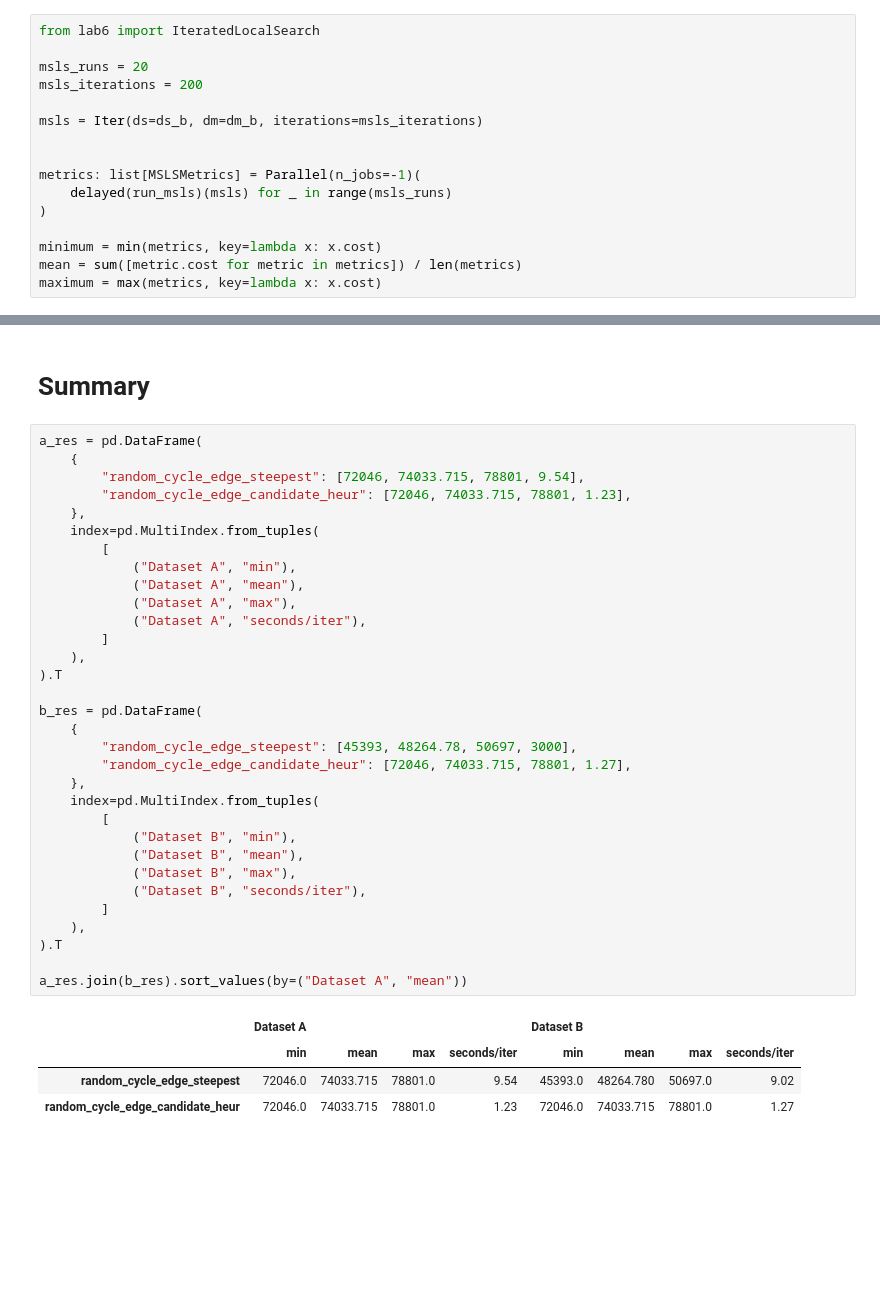
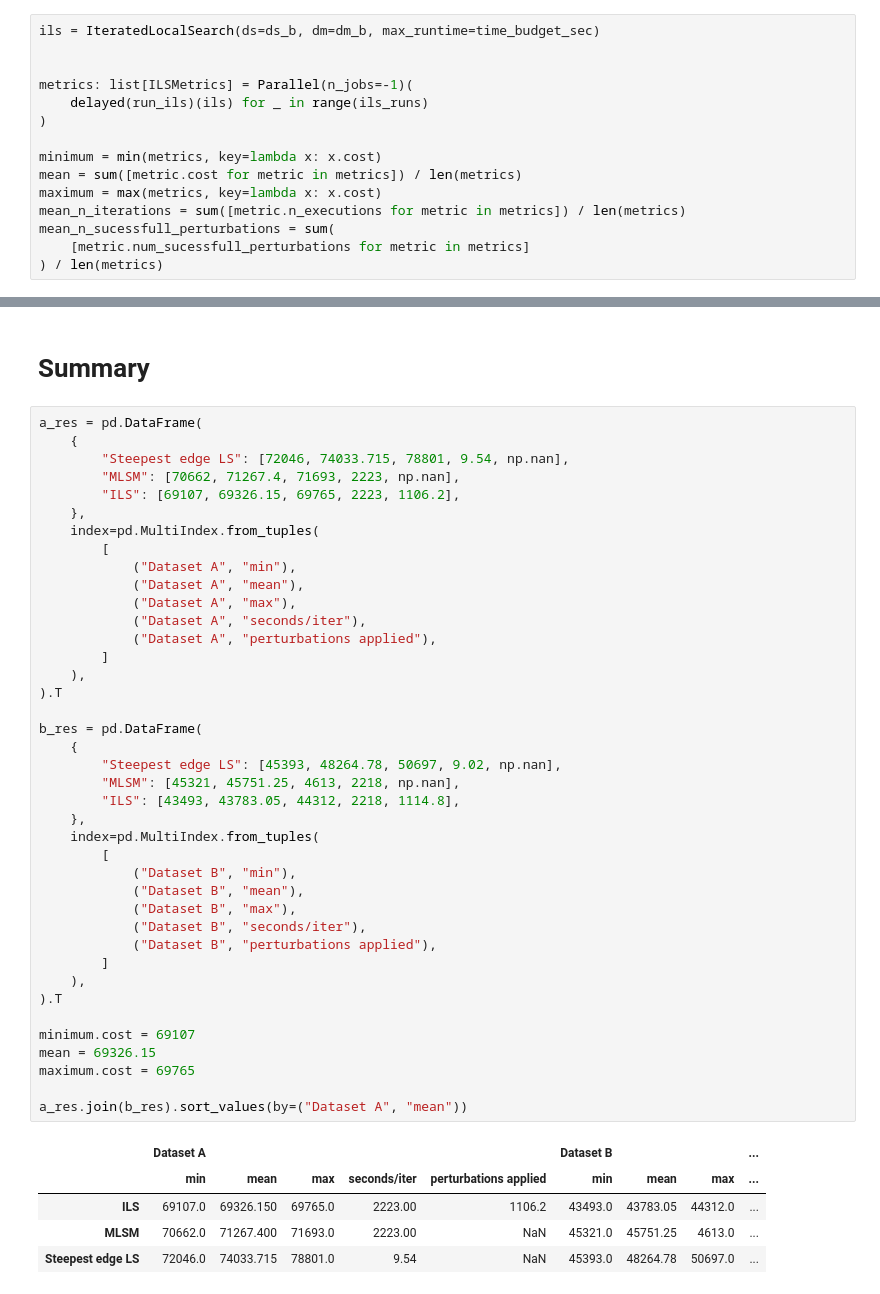
Before and after one commit to TheodorePtr/put-evolutionary-computations, a Jupyter notebook: notebooks/06-MSLS-ILS.ipynb, the cells around one changed output, grey strips where cells are left out. Cells and saved outputs as stored; diff of their text form; blank space fills up the shorter version.

```diff
--- a/notebooks/06-MSLS-ILS.ipynb
+++ b/notebooks/06-MSLS-ILS.ipynb
@@ -124,16 +241,15 @@ maximum.cost= 46137
 # %%
-from lab6 import IteratedLocalSearch
-
-msls_runs = 20
-msls_iterations = 200
-
-msls = Iter(ds=ds_b, dm=dm_b, iterations=msls_iterations)
+ils = IteratedLocalSearch(ds=ds_b, dm=dm_b, max_runtime=time_budget_sec)
 
 
-metrics: list[MSLSMetrics] = Parallel(n_jobs=-1)(
-    delayed(run_msls)(msls) for _ in range(msls_runs)
+metrics: list[ILSMetrics] = Parallel(n_jobs=-1)(
+    delayed(run_ils)(ils) for _ in range(ils_runs)
 )
 
 minimum = min(metrics, key=lambda x: x.cost)
 mean = sum([metric.cost for metric in metrics]) / len(metrics)
 maximum = max(metrics, key=lambda x: x.cost)
+mean_n_iterations = sum([metric.n_executions for metric in metrics]) / len(metrics)
+mean_n_sucessfull_perturbations = sum(
+    [metric.num_sucessfull_perturbations for metric in metrics]
+) / len(metrics)
@@ -142,37 +272,46 @@ maximum = max(metrics, key=lambda x: x.cost)
 # %%
 a_res = pd.DataFrame(
     {
-        "random_cycle_edge_steepest": [72046, 74033.715, 78801, 9.54],
-        "random_cycle_edge_candidate_heur": [72046, 74033.715, 78801, 1.23],
+        "Steepest edge LS": [72046, 74033.715, 78801, 9.54, np.nan],
+        "MLSM": [70662, 71267.4, 71693, 2223, np.nan],
+        "ILS": [69107, 69326.15, 69765, 2223, 1106.2],
     },
     index=pd.MultiIndex.from_tuples(
         [
             ("Dataset A", "min"),
             ("Dataset A", "mean"),
             ("Dataset A", "max"),
             ("Dataset A", "seconds/iter"),
+            ("Dataset A", "perturbations applied"),
         ]
     ),
 ).T
 
 b_res = pd.DataFrame(
     {
-        "random_cycle_edge_steepest": [45393, 48264.78, 50697, 3000],
-        "random_cycle_edge_candidate_heur": [72046, 74033.715, 78801, 1.27],
+        "Steepest edge LS": [45393, 48264.78, 50697, 9.02, np.nan],
+        "MLSM": [45321, 45751.25, 4613, 2218, np.nan],
+        "ILS": [43493, 43783.05, 44312, 2218, 1114.8],
     },
     index=pd.MultiIndex.from_tuples(
         [
             ("Dataset B", "min"),
             ("Dataset B", "mean"),
             ("Dataset B", "max"),
             ("Dataset B", "seconds/iter"),
+            ("Dataset B", "perturbations applied"),
         ]
     ),
 ).T
 
+minimum.cost = 69107
+mean = 69326.15
+maximum.cost = 69765
+
 a_res.join(b_res).sort_values(by=("Dataset A", "mean"))
 # %% [output]
-|  | Dataset A |  |  |  | Dataset B |  |  |  |
-|  | min | mean | max | seconds/iter | min | mean | max | seconds/iter |
-| random_cycle_edge_steepest | 72046.0 | 74033.715 | 78801.0 | 9.54 | 45393.0 | 48264.780 | 50697.0 | 9.02 |
-| random_cycle_edge_candidate_heur | 72046.0 | 74033.715 | 78801.0 | 1.23 | 72046.0 | 74033.715 | 78801.0 | 1.27 |
+|  | Dataset A |  |  |  |  | Dataset B |  |  | ... |
+|  | min | mean | max | seconds/iter | perturbations applied | min | mean | max | ... |
+| ILS | 69107.0 | 69326.150 | 69765.0 | 2223.00 | 1106.2 | 43493.0 | 43783.05 | 44312.0 | ... |
+| MLSM | 70662.0 | 71267.400 | 71693.0 | 2223.00 | NaN | 45321.0 | 45751.25 | 4613.0 | ... |
+| Steepest edge LS | 72046.0 | 74033.715 | 78801.0 | 9.54 | NaN | 45393.0 | 48264.78 | 50697.0 | ... |
```
Also changed, not shown: parts of 12 cells of this notebook.
